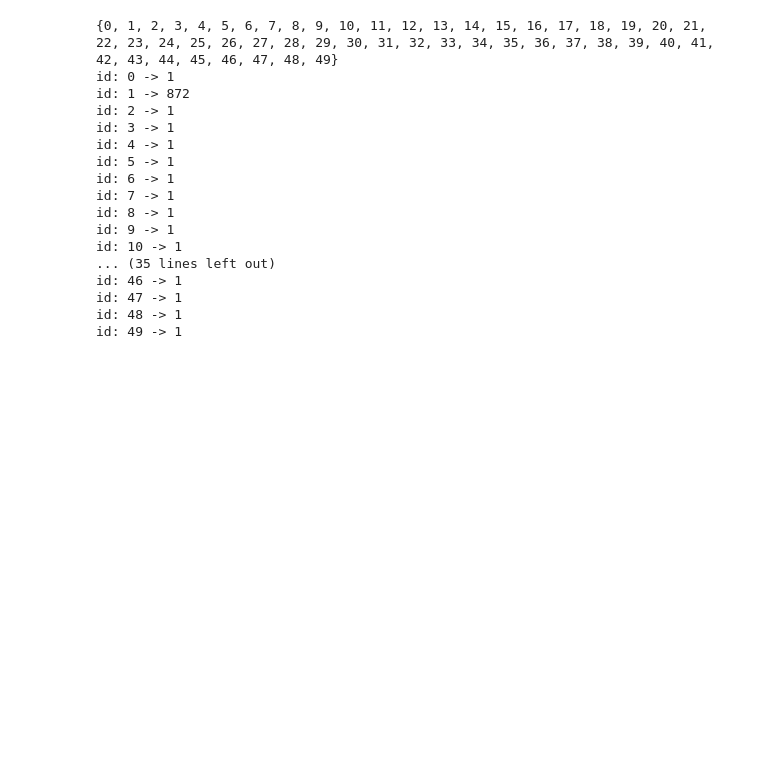
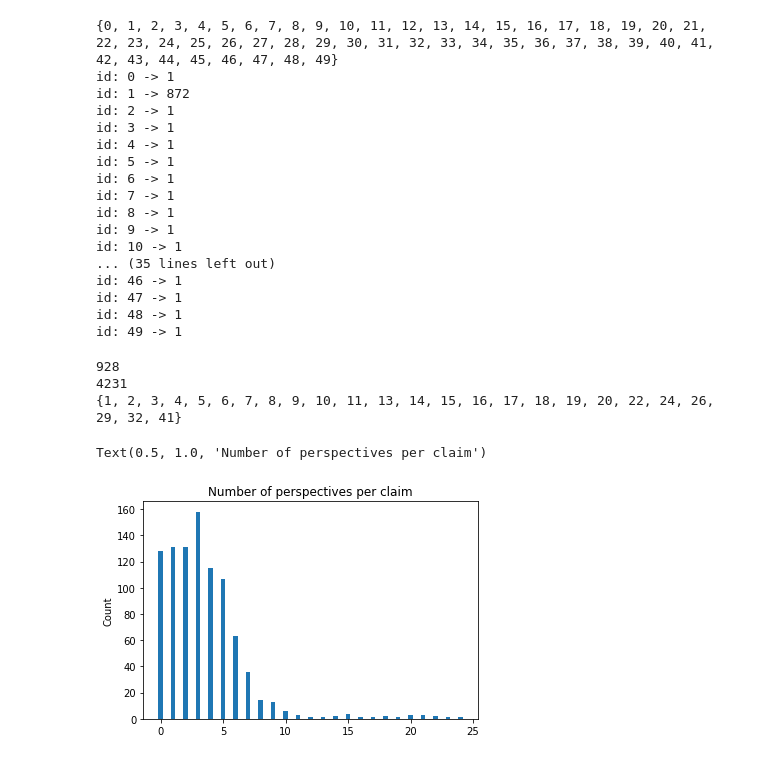
Before and after one commit to CogComp/perspectrum, a Jupyter notebook: experiment/pilot12_extraction_of_keywords.ipynb, the cells around one changed output. Drawn from its saved outputs; the diff is of its cells as text; code cells hidden in the pictures; blank space fills up the shorter version.

Commit message:
extracting equivalent claims.

```diff
--- a/experiment/pilot12_extraction_of_keywords.ipynb
+++ b/experiment/pilot12_extraction_of_keywords.ipynb
@@ -561,0 +583,31 @@ id: 49 -> 1
+# %%
+import numpy as np
+import matplotlib.pyplot as plt
+
+print(len(claim_to_perspective_map))
+print(len(perspective_to_claim_map))
+
+# average perspective per claim
+perspective_sizes = [len(x) for x in claim_to_perspective_map.values()]
+perspective_unique_sizes = set(perspective_sizes)
+print(perspective_unique_sizes)
+perspective_counts = [perspective_sizes.count(x) for x in perspective_unique_sizes]
+
+N = len(perspective_counts)
+ind = np.arange(N)    # the x locations for the groups
+width = 0.35       # the width of the bars: can also be len(x) sequence
+
+p1 = plt.bar(ind, perspective_counts, width)
+
+plt.ylabel('Count')
+plt.title('Number of perspectives per claim')
+# plt.xticks(ind, ('G1', 'G2', 'G3', 'G4', 'G5'))
+# plt.yticks(np.arange(0, 81, 10))
+# plt.legend((p1[0], ('Men'))
+# plt.show()
+# %% [output]
+928
+4231
+{1, 2, 3, 4, 5, 6, 7, 8, 9, 10, 11, 13, 14, 15, 16, 17, 18, 19, 20, 22, 24, 26, 29, 32, 41}
+Text(0.5, 1.0, 'Number of perspectives per claim')
+[figure, added]
```
Also changed, not shown: parts of 3 cells of this notebook, 5 other files.
